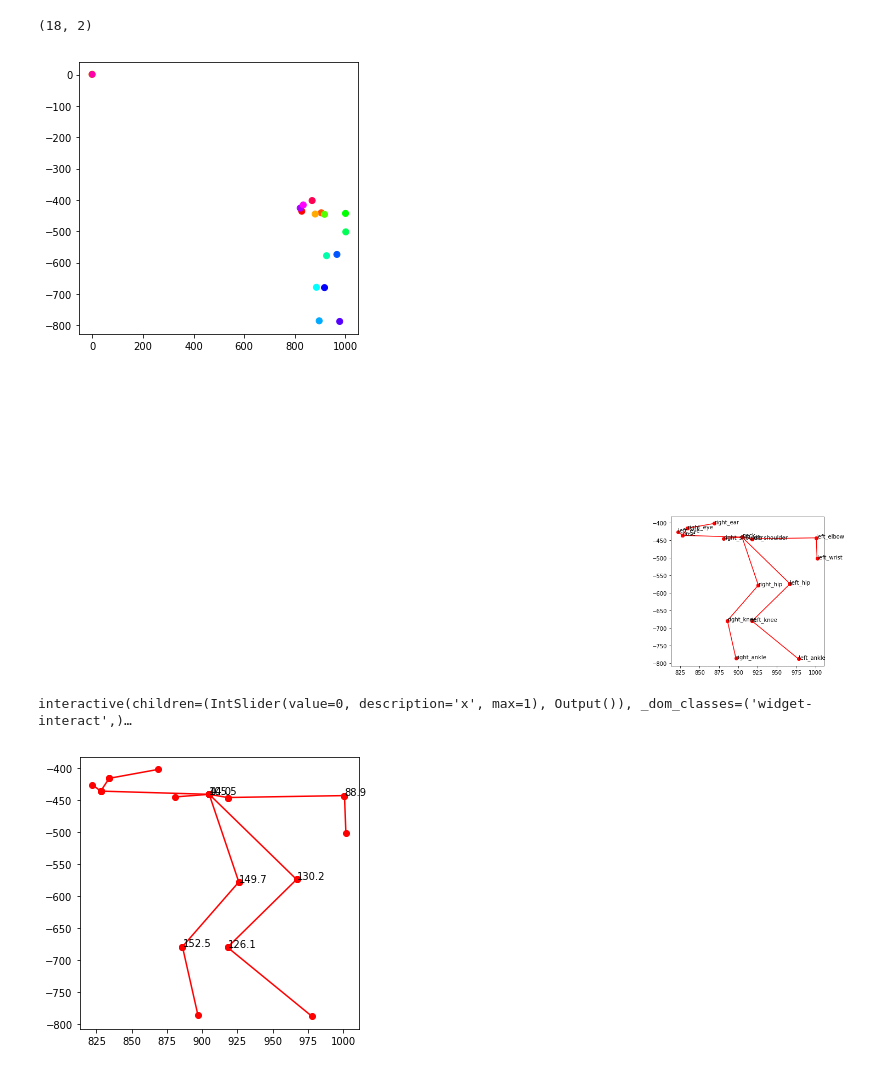
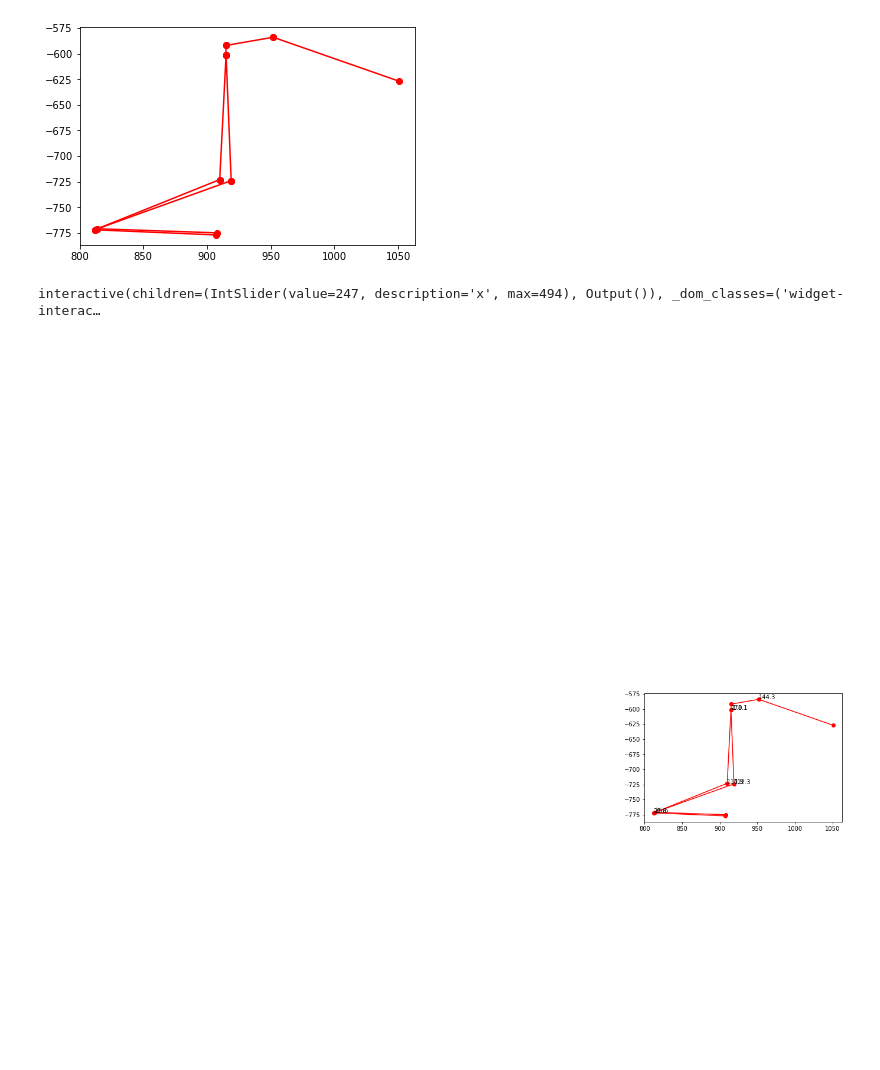
Before and after one commit to MetaDev/pytorch-openpose, a Jupyter notebook: analyse_mot.ipynb, the cells around one changed output. Cells and saved outputs as stored; diff of their text form; code cells hidden in the pictures; blank space fills up the shorter version.

```diff
--- a/analyse_mot.ipynb
+++ b/analyse_mot.ipynb
@@ -16,52 +16,58 @@ plt.rcParams["figure.figsize"] = (5,5)
 # %%
 #visualise data
 #joint numbers
-skeleton_frames=[body_hand[0] for body_hand in sj_json]
-skeleton_frame=np.array(skeleton_frames[0])
+#convert to bottom left coordinate system
+skeleton_frames=[]
+for body_hand in sj_json:
+    skeleton_frame=np.array(body_hand[0])
+    skeleton_frame[:,1]=-1*skeleton_frame[:,1]
+    skeleton_frames.append(skeleton_frame)
+
+skeleton_frame=np.array(skeleton_frames[5])
 colors = [[255, 0, 0], [255, 85, 0], [255, 170, 0], [255, 255, 0], [170, 255, 0], [85, 255, 0], [0, 255, 0], \
               [0, 255, 85], [0, 255, 170], [0, 255, 255], [0, 170, 255], [0, 85, 255], [0, 0, 255], [85, 0, 255], \
               [170, 0, 255], [255, 0, 255], [255, 0, 170], [255, 0, 85]]
-print(skeleton_frame.shape)
 len(skeleton_frame.shape)
-skeleton_frame[:,1]=-1*skeleton_frame[:,1]
 
-plt.scatter(skeleton_frame[:,0], skeleton_frame[:,1],c=np.array(colors)/255)
+# plt.scatter(skeleton_frame[:,0], skeleton_frame[:,1],c=np.array(colors)/255)
+# plt.show()
+
 limbSeq = [[2, 3], [2, 6], [3, 4], [4, 5], [6, 7], [7, 8], [2, 9], [9, 10], \
                [10, 11], [2, 12], [12, 13], [13, 14], [2, 1], [1, 15], [15, 17], \
                [1, 16], [16, 18], [3, 17], [6, 18]]
 keypoints= [
             "nose","neck",
             "right_shoulder","right_elbow","right_wrist",
             "left_shoulder","left_elbow","left_wrist",
             "right_hip","right_knee","right_ankle",
             "left_hip","left_knee","left_ankle",
             "left_eye","right_eye","left_ear","right_ear"
         ]
 
+
+def visualise_skeleton_frame(skeleton_frame):
+    for i in range(18):
+        points=skeleton_frame[np.array(limbSeq[i])-1]
+        if  [-1,1] in points:
+            continue
+        plt.plot(points[:,0], points[:,1], 'ro-')
+visualise_skeleton_frame(skeleton_frame)
+#draw the name of the keypoints, but the image somehow jumps to the right corner
+# for i, txt in enumerate(keypoints):
+#     plt.annotate(txt, skeleton_frame[i])
 plt.show()
-
-for i in range(18):
-    points=skeleton_frame[np.array(limbSeq[i])-1]
-    if  [-1,1] in points:
-        continue
-    plt.plot(points[:,0], points[:,1], 'ro-')
-for i, txt in enumerate(keypoints):
-    plt.annotate(txt, skeleton_frame[i])
-plt.show()
 # %% [output]
-(18, 2)
-[figure, old version]
+[figure, new version]
-[figure, removed]
 # %%
 
 def test(x):
     frame=np.array(skeleton_frames[x])
-    plt.scatter(frame[:,0], -1*frame[:,1],c=np.array(colors)/255)
+    visualise_skeleton_frame(frame)
     plt.show()
-interact(test, x=0);
+interact(test, x=(0,len(skeleton_frames)-1))
 plt.show()
 # %% [output]
-interactive(children=(IntSlider(value=0, description='x', max=1), Output()), _dom_classes=('widget-interact',)…
+interactive(children=(IntSlider(value=247, description='x', max=494), Output()), _dom_classes=('widget-interac…
 # %%
 #calculate angles of major joints
 def get_angle(a,b,c):
@@ -75,18 +81,25 @@ def get_angle(a,b,c):
 #3 joint index to calculate angle
 #right knee, right hip, left knee, left hip, right shoulder, right elbow, left shoulder, left elbow
 joint_inds=[[10,9,8],[9,8,1],[13,12,11],[12,11,1],[11,1,2],[2,3,4],[11,1,5],[5,6,7]]
-angles={}
-for joint_ind in joint_inds:
-    joints_pos=skeleton_frame[joint_ind]
-    if [-1.,1.] in joints_pos:
-        continue
-    angles[joint_ind[1]]=get_angle(*skeleton_frame[joint_ind])
-    plt.annotate(format(angles[joint_ind[1]], ".1f"),skeleton_frame[joint_ind[1]])
+def calculate_joint_angles(skeleton_frame):
+    angles=[]
+    for joint_ind in joint_inds:
+        joints_pos=skeleton_frame[joint_ind]
+        #if the angle cannot be defined make it -1
+        if [-1.,1.] in joints_pos:
+            angles.append(-1)
+        else:
+            angles.append(get_angle(*skeleton_frame[joint_ind]))
 
-for i in range(18):
-    points=skeleton_frame[np.array(limbSeq[i])-1]
-    if  [-1,1] in points:
-        continue
-    plt.plot(points[:,0], points[:,1], 'ro-')
+    return angles
+
+def visualise_joint_angles(skeleton_frame, angles):
+    for angle_i,angle in enumerate(angles):
+        plt.annotate(format(angle, ".1f"),skeleton_frame[joint_inds[angle_i][1]])
+
+angels=calculate_joint_angles(skeleton_frame)
+visualise_joint_angles(skeleton_frame,angels)
+visualise_skeleton_frame(skeleton_frame)
+plt.show()
 # %% [output]
-[figure, old version]
+[figure, new version]
```
Also changed, not shown: parts of 6 cells of this notebook.
